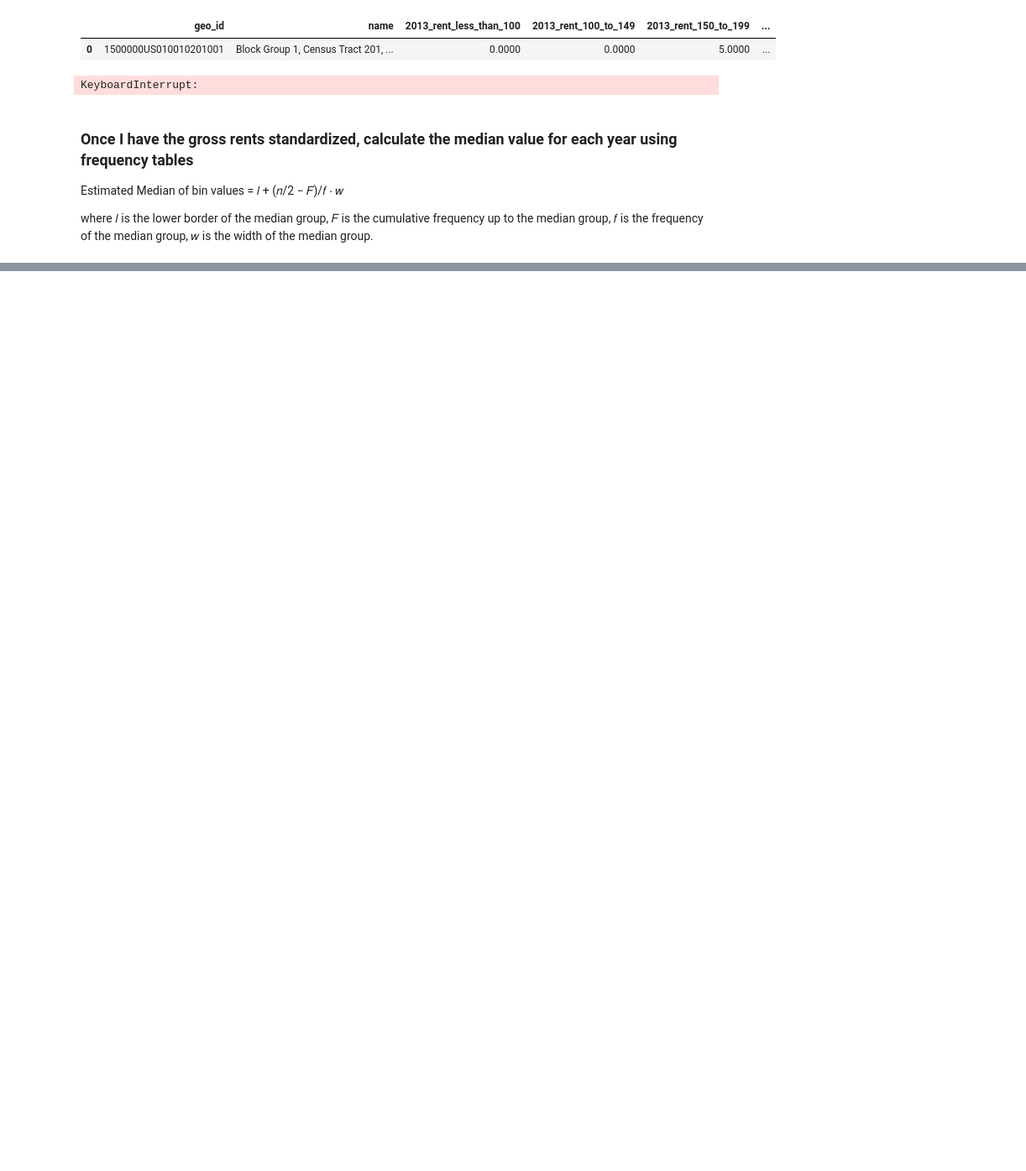
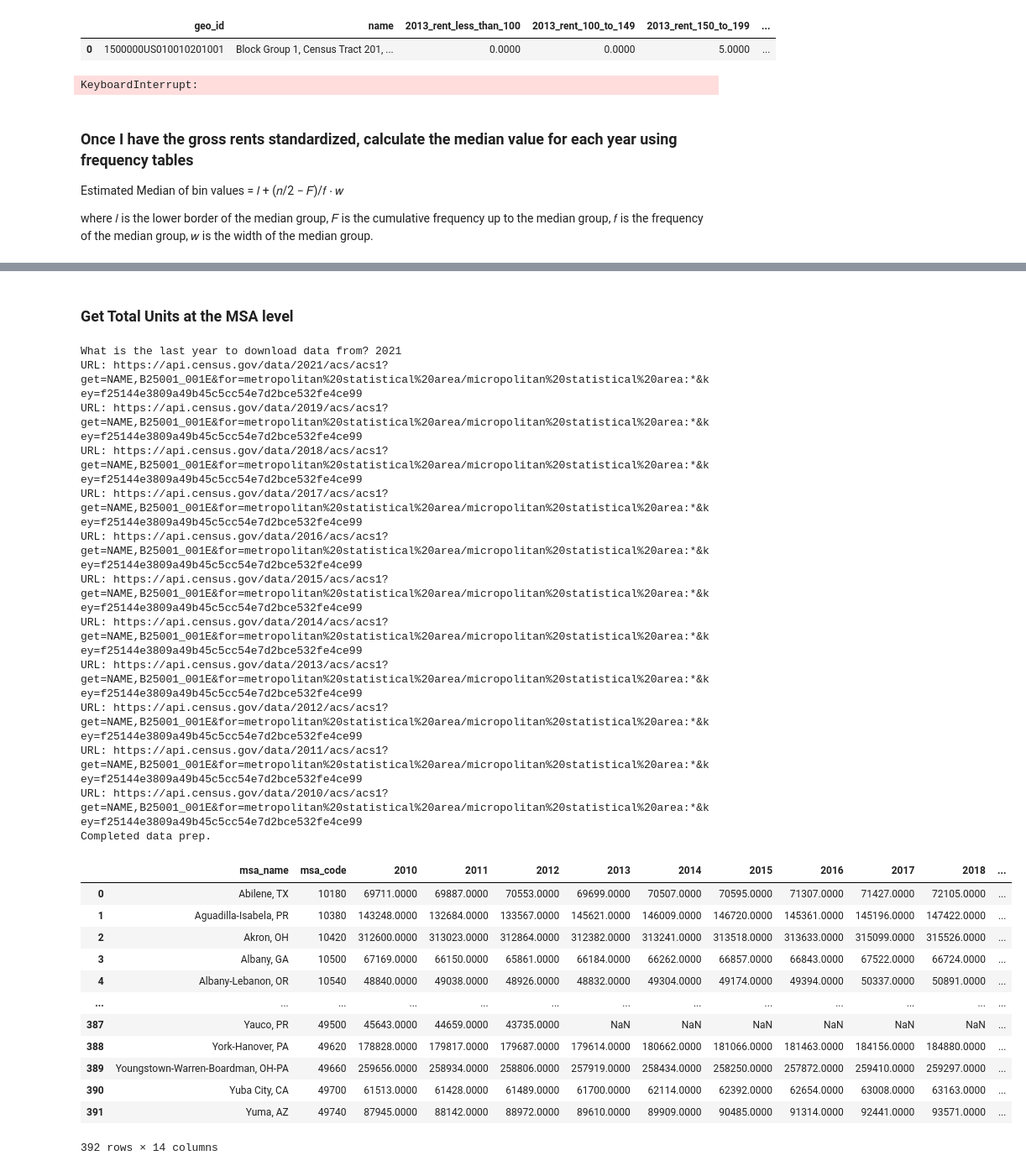
Before and after one commit to AustinJamesWolff/housing_supply_and_demand, a Jupyter notebook: census_api.ipynb, the cells around one changed output, grey strips where cells are left out. Shown at 84% size. Drawn from its saved outputs; the diff is of its cells as text; code cells hidden in the pictures; blank space fills up the shorter version.

```diff
--- a/census_api.ipynb
+++ b/census_api.ipynb
@@ -1739,0 +1288,37 @@ URL: https://api.census.gov/data/2018/acs/acs1?get=NAME,B25058_001E&for=metropol
+# %% [markdown]
+### Get Total Units at the MSA level
+# %%
+# Run the API download function
+total_units_msa = download_and_format_msa_census_data(
+    census_code="B25001_001E",
+    census_code_meaning="total_units_msa",
+    end_year=end_year
+)
+total_units_msa
+# %% [output]
+What is the last year to download data from? 2021
+URL: https://api.census.gov/data/2021/acs/acs1?get=NAME,B25001_001E&for=metropolitan%20statistical%20area/micropolitan%20statistical%20area:*&key=f25144e3809a49b45c5cc54e7d2bce532fe4ce99
+URL: https://api.census.gov/data/2019/acs/acs1?get=NAME,B25001_001E&for=metropolitan%20statistical%20area/micropolitan%20statistical%20area:*&key=f25144e3809a49b45c5cc54e7d2bce532fe4ce99
+URL: https://api.census.gov/data/2018/acs/acs1?get=NAME,B25001_001E&for=metropolitan%20statistical%20area/micropolitan%20statistical%20area:*&key=f25144e3809a49b45c5cc54e7d2bce532fe4ce99
+URL: https://api.census.gov/data/2017/acs/acs1?get=NAME,B25001_001E&for=metropolitan%20statistical%20area/micropolitan%20statistical%20area:*&key=f25144e3809a49b45c5cc54e7d2bce532fe4ce99
+URL: https://api.census.gov/data/2016/acs/acs1?get=NAME,B25001_001E&for=metropolitan%20statistical%20area/micropolitan%20statistical%20area:*&key=f25144e3809a49b45c5cc54e7d2bce532fe4ce99
+URL: https://api.census.gov/data/2015/acs/acs1?get=NAME,B25001_001E&for=metropolitan%20statistical%20area/micropolitan%20statistical%20area:*&key=f25144e3809a49b45c5cc54e7d2bce532fe4ce99
+URL: https://api.census.gov/data/2014/acs/acs1?get=NAME,B25001_001E&for=metropolitan%20statistical%20area/micropolitan%20statistical%20area:*&key=f25144e3809a49b45c5cc54e7d2bce532fe4ce99
+URL: https://api.census.gov/data/2013/acs/acs1?get=NAME,B25001_001E&for=metropolitan%20statistical%20area/micropolitan%20statistical%20area:*&key=f25144e3809a49b45c5cc54e7d2bce532fe4ce99
+URL: https://api.census.gov/data/2012/acs/acs1?get=NAME,B25001_001E&for=metropolitan%20statistical%20area/micropolitan%20statistical%20area:*&key=f25144e3809a49b45c5cc54e7d2bce532fe4ce99
+URL: https://api.census.gov/data/2011/acs/acs1?get=NAME,B25001_001E&for=metropolitan%20statistical%20area/micropolitan%20statistical%20area:*&key=f25144e3809a49b45c5cc54e7d2bce532fe4ce99
+URL: https://api.census.gov/data/2010/acs/acs1?get=NAME,B25001_001E&for=metropolitan%20statistical%20area/micropolitan%20statistical%20area:*&key=f25144e3809a49b45c5cc54e7d2bce532fe4ce99
+Completed data prep.
+|  | msa_name | msa_code | 2010 | 2011 | 2012 | 2013 | 2014 | 2015 | 2016 | 2017 | 2018 | ... |
+| 0 | Abilene, TX | 10180 | 69711.0000 | 69887.0000 | 70553.0000 | 69699.0000 | 70507.0000 | 70595.0000 | 71307.0000 | 71427.0000 | 72105.0000 | ... |
+| 1 | Aguadilla-Isabela, PR | 10380 | 143248.0000 | 132684.0000 | 133567.0000 | 145621.0000 | 146009.0000 | 146720.0000 | 145361.0000 | 145196.0000 | 147422.0000 | ... |
+| 2 | Akron, OH | 10420 | 312600.0000 | 313023.0000 | 312864.0000 | 312382.0000 | 313241.0000 | 313518.0000 | 313633.0000 | 315099.0000 | 315526.0000 | ... |
+| 3 | Albany, GA | 10500 | 67169.0000 | 66150.0000 | 65861.0000 | 66184.0000 | 66262.0000 | 66857.0000 | 66843.0000 | 67522.0000 | 66724.0000 | ... |
+| 4 | Albany-Lebanon, OR | 10540 | 48840.0000 | 49038.0000 | 48926.0000 | 48832.0000 | 49304.0000 | 49174.0000 | 49394.0000 | 50337.0000 | 50891.0000 | ... |
+| ... | ... | ... | ... | ... | ... | ... | ... | ... | ... | ... | ... | ... |
+| 387 | Yauco, PR | 49500 | 45643.0000 | 44659.0000 | 43735.0000 | NaN | NaN | NaN | NaN | NaN | NaN | ... |
+| 388 | York-Hanover, PA | 49620 | 178828.0000 | 179817.0000 | 179687.0000 | 179614.0000 | 180662.0000 | 181066.0000 | 181463.0000 | 184156.0000 | 184880.0000 | ... |
+| 389 | Youngstown-Warren-Boardman, OH-PA | 49660 | 259656.0000 | 258934.0000 | 258806.0000 | 257919.0000 | 258434.0000 | 258250.0000 | 257872.0000 | 259410.0000 | 259297.0000 | ... |
+| 390 | Yuba City, CA | 49700 | 61513.0000 | 61428.0000 | 61489.0000 | 61700.0000 | 62114.0000 | 62392.0000 | 62654.0000 | 63008.0000 | 63163.0000 | ... |
+| 391 | Yuma, AZ | 49740 | 87945.0000 | 88142.0000 | 88972.0000 | 89610.0000 | 89909.0000 | 90485.0000 | 91314.0000 | 92441.0000 | 93571.0000 | ... |
+392 rows × 14 columns
```
Also changed, not shown: parts of 25 cells of this notebook, 5 other files.
